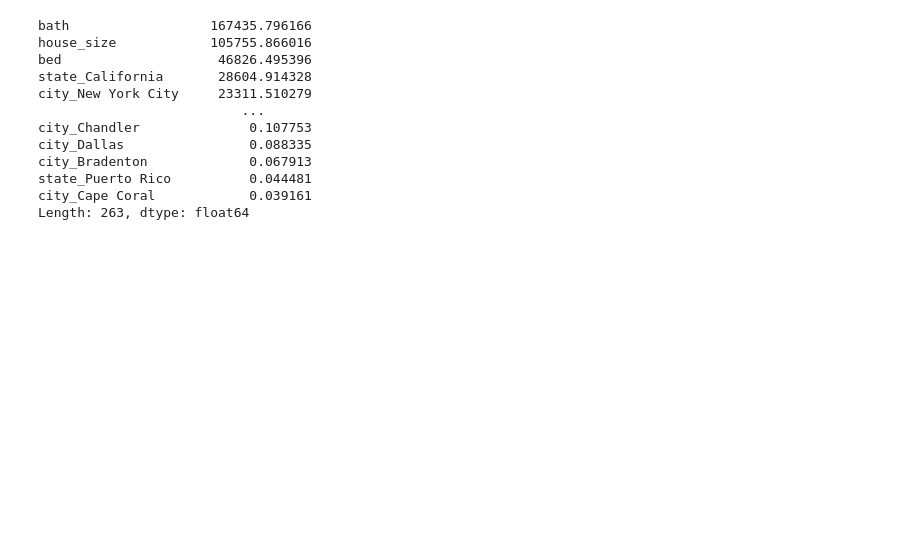
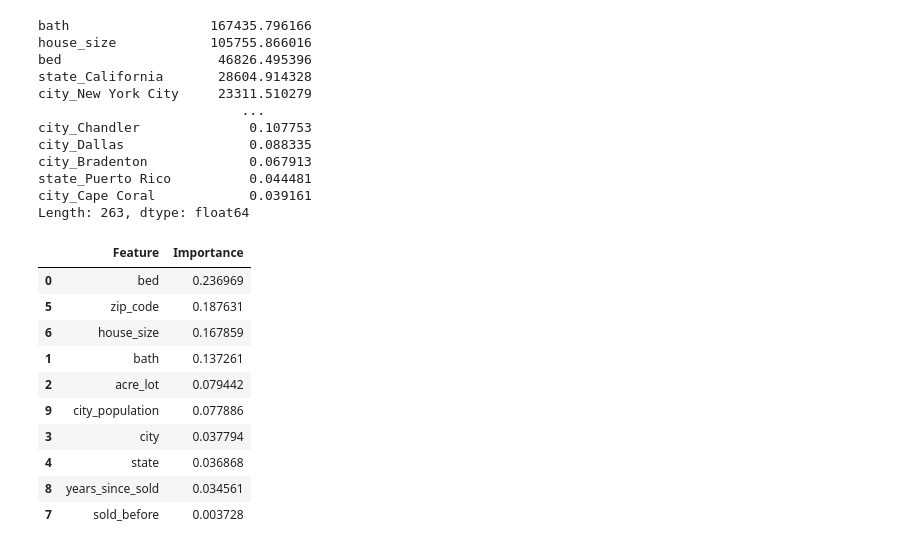
Before and after one commit to Deptage/data_mining_project, a Jupyter notebook: regressor.ipynb, the cells around one changed output. Saved outputs shown, nothing was run; the diff lists cells and outputs as text; code cells hidden in the pictures; blank space fills up the shorter version.

```diff
--- a/regressor.ipynb
+++ b/regressor.ipynb
@@ -86,41 +86,53 @@ from sklearn.model_selection import train_test_split
 
 # Load data
 ured_normalized = pd.read_csv('usa-real-estate-dataset-normalized.csv')
 
 # Define categorical columns
 categorical_cols = ['city', 'state', 'zip_code']
 
-# # Step 1: Select top 200 most frequent cities (as before)
-# top_cities = (
-#     ured_normalized['city']
-#     .value_counts()
-#     .nlargest(200)
-#     .index
-# )
-# ured_normalized['city'] = ured_normalized['city'].where(ured_normalized['city'].isin(top_cities), other='__other__')
+# Step 1: Select top 200 most frequent cities (as before)
+top_cities = (
+    ured_normalized['city']
+    .value_counts()
+    .nlargest(200)
+    .index
+)
+ured_normalized['city'] = ured_normalized['city'].where(ured_normalized['city'].isin(top_cities), other='__other__')
 
 
 # Step 2: Ordinal Encoding
 enc = OrdinalEncoder(handle_unknown='use_encoded_value', unknown_value=-1)  # Handle unknown values
 ured_normalized[categorical_cols] = enc.fit_transform(ured_normalized[categorical_cols])
 
 
 # Prepare data for RandomForestRegressor
 X = ured_normalized.drop('price', axis=1)
 y = ured_normalized['price']
 X_train, X_test, y_train, y_test = train_test_split(X, y, test_size=0.2, random_state=2137)
 
 
 # Train Random Forest Regressor
 rf_model = RandomForestRegressor(random_state=2137, n_estimators=100) # Increased n_estimators for better performance
 rf_model.fit(X_train, y_train)
 
 
 # Get feature importances
 importances = rf_model.feature_importances_
 feature_importance_df = pd.DataFrame({'Feature': X.columns, 'Importance': importances})
 feature_importance_df = feature_importance_df.sort_values('Importance', ascending=False)
 feature_importance_df
+# %% [output]
+|  | Feature | Importance |
+| 0 | bed | 0.236969 |
+| 5 | zip_code | 0.187631 |
+| 6 | house_size | 0.167859 |
+| 1 | bath | 0.137261 |
+| 2 | acre_lot | 0.079442 |
+| 9 | city_population | 0.077886 |
+| 3 | city | 0.037794 |
+| 4 | state | 0.036868 |
+| 8 | years_since_sold | 0.034561 |
+| 7 | sold_before | 0.003728 |
 # %%
 import xgboost as xgb
 from sklearn.metrics import mean_absolute_error, mean_squared_log_error
```
